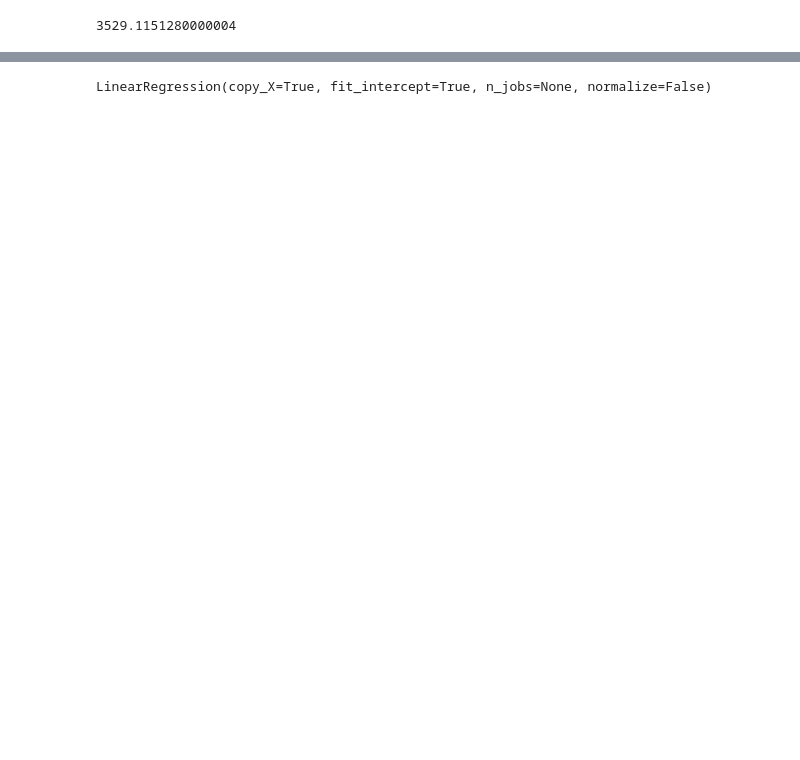
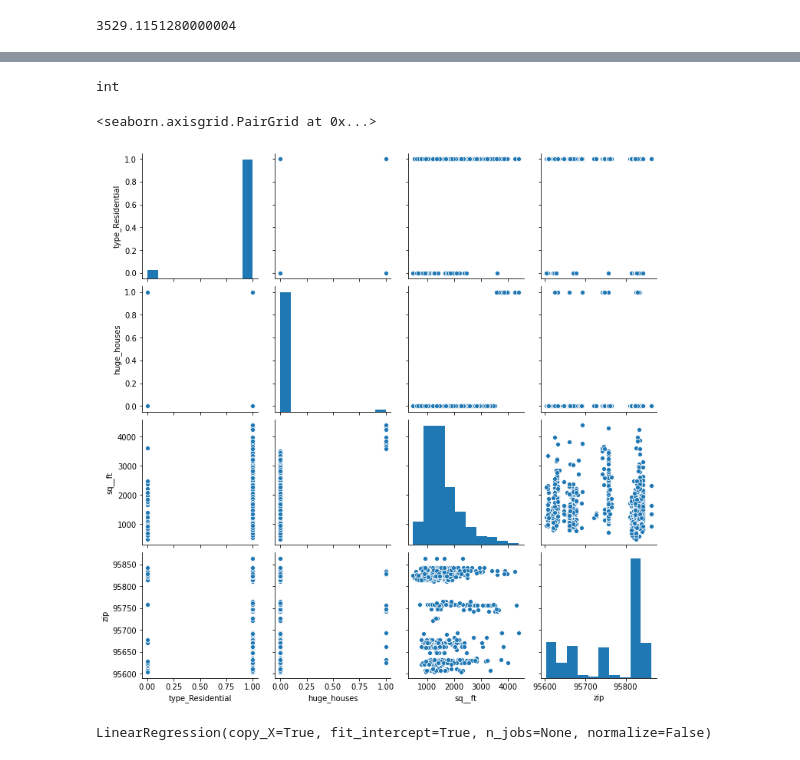
Before and after one commit to amcurley/GA_projects, a Jupyter notebook: Labs/3.01-lab-linear-regression-master/Submission-LR-sacramento-Copy1.ipynb, the cells around one changed output, grey strips where cells are left out. Saved outputs shown, nothing was run; the diff lists cells and outputs as text; code cells hidden in the pictures; blank space fills up the shorter version.

```diff
--- a/Labs/3.01-lab-linear-regression-master/Submission-LR-sacramento-Copy1.ipynb
+++ b/Labs/3.01-lab-linear-regression-master/Submission-LR-sacramento-Copy1.ipynb
@@ -339,4 +375,13 @@ X = sac_df[['beds', 'sq__ft', 'huge_houses', 'condo', 'multi_family', 'residenti
 y = sac_df['price']
+# %%
+type(X.shape[1])
+# %% [output]
+int
+# %%
+sns.pairplot(X)
+# %% [output]
+<seaborn.axisgrid.PairGrid at 0x...>
+[figure, added]
 # %%
 #     Instantiate the model
 model = LinearRegression()
```
Also changed, not shown: parts of 40 cells of this notebook.
